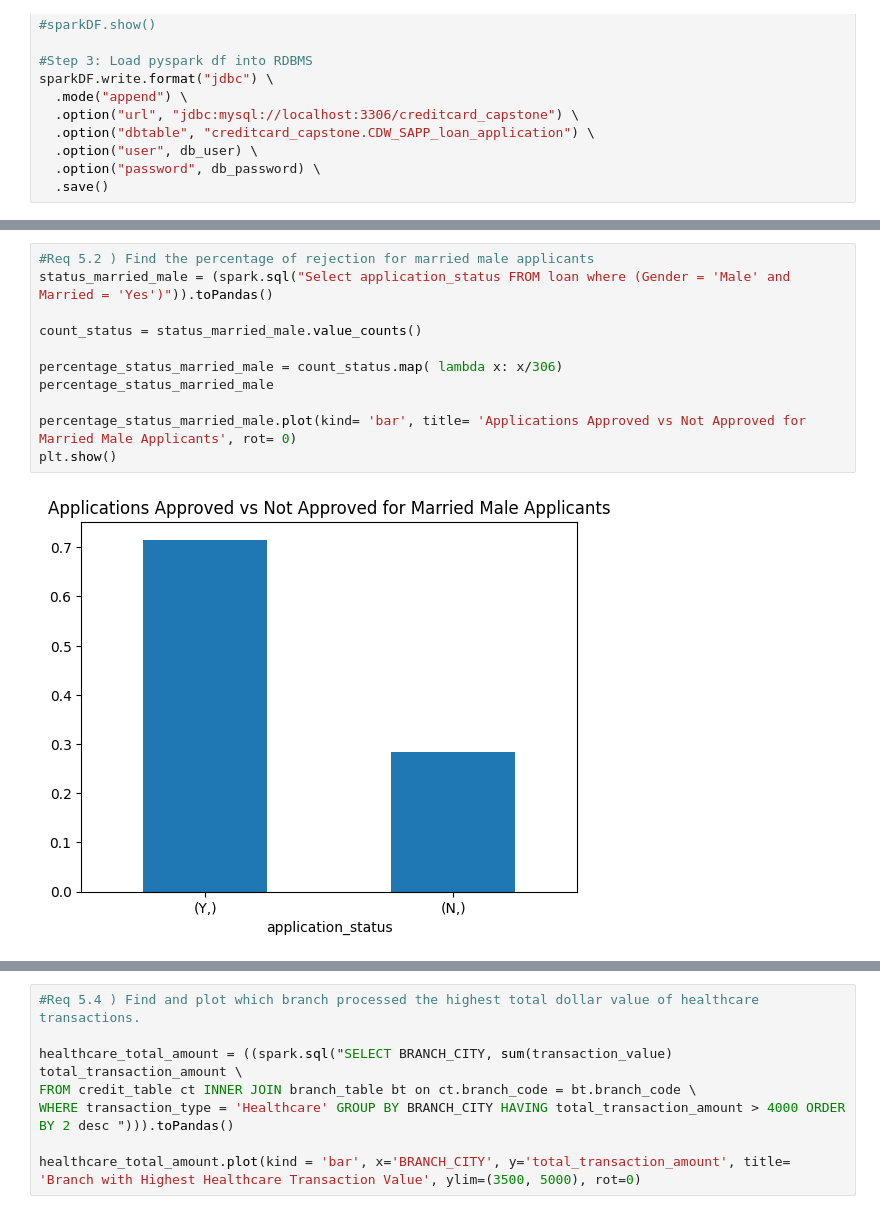
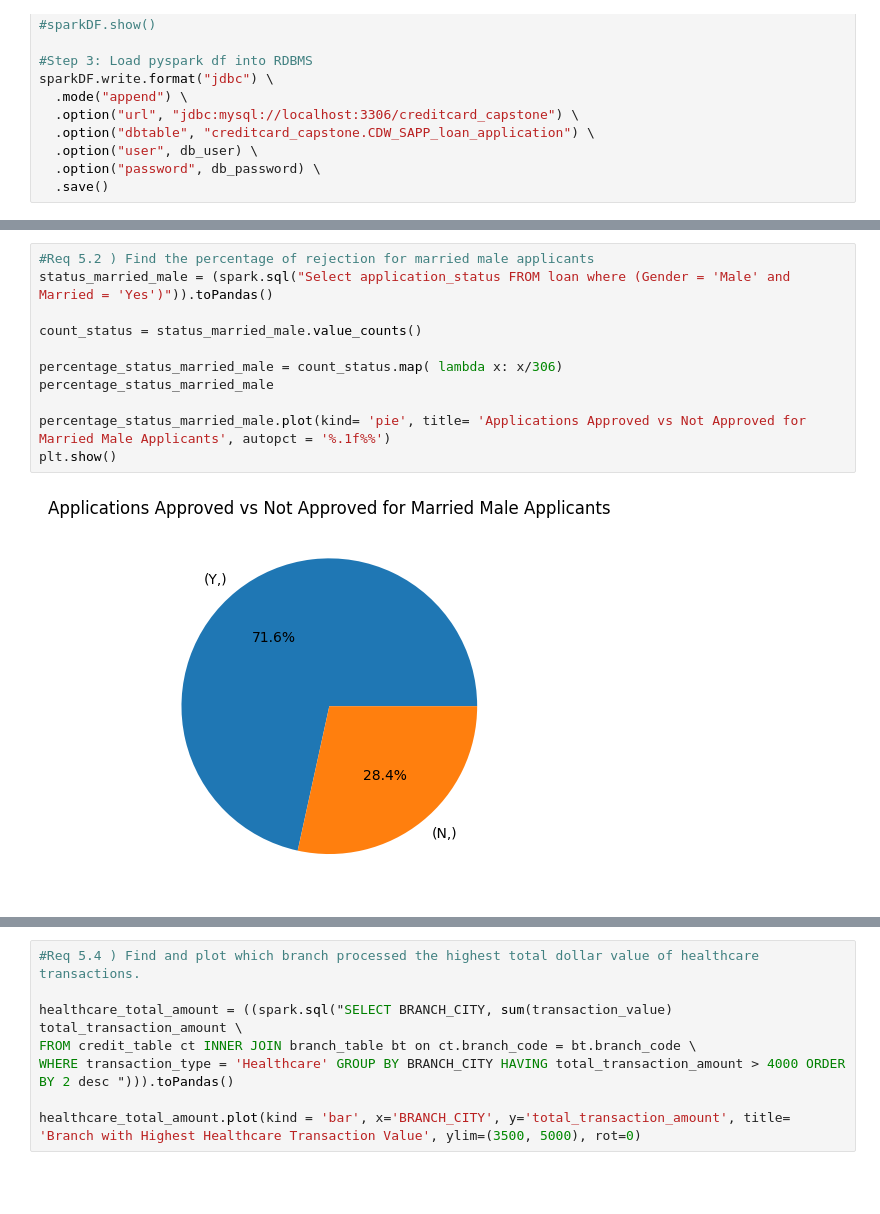
Before and after one commit to nahidnr6/Capstone, a Jupyter notebook: Capstone.ipynb, the cells around one changed output, grey strips where cells are left out. Cells and saved outputs as stored; diff of their text form; blank space fills up the shorter version.

```diff
--- a/Capstone.ipynb
+++ b/Capstone.ipynb
@@ -470,16 +472,16 @@ plt.show()
 # %%
 #Req 5.2 ) Find the percentage of rejection for married male applicants
 status_married_male = (spark.sql("Select application_status FROM loan where (Gender = 'Male' and Married = 'Yes')")).toPandas()
 
 count_status = status_married_male.value_counts()
 
 percentage_status_married_male = count_status.map( lambda x: x/306)
 percentage_status_married_male
 
-percentage_status_married_male.plot(kind= 'bar', title= 'Applications Approved vs Not Approved for Married Male Applicants', rot= 0)
+percentage_status_married_male.plot(kind= 'pie', title= 'Applications Approved vs Not Approved for Married Male Applicants', autopct = '%.1f%%')
 plt.show()
 # %% [output]
-[figure, old version]
+[figure, new version]
 # %%
 #5.3 Find and plot the top three months with the largest transaction data
 
```
Also changed, not shown: parts of 5 cells of this notebook, 1 other file.
